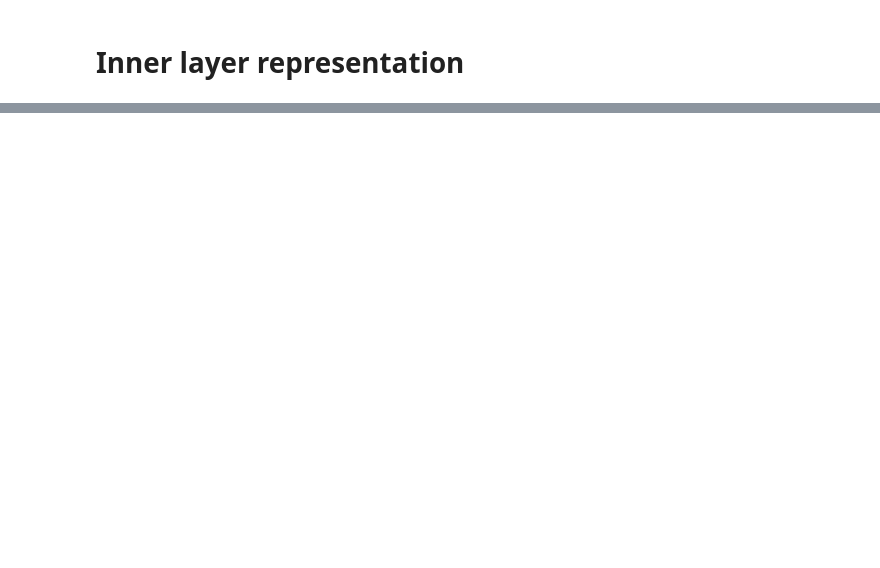
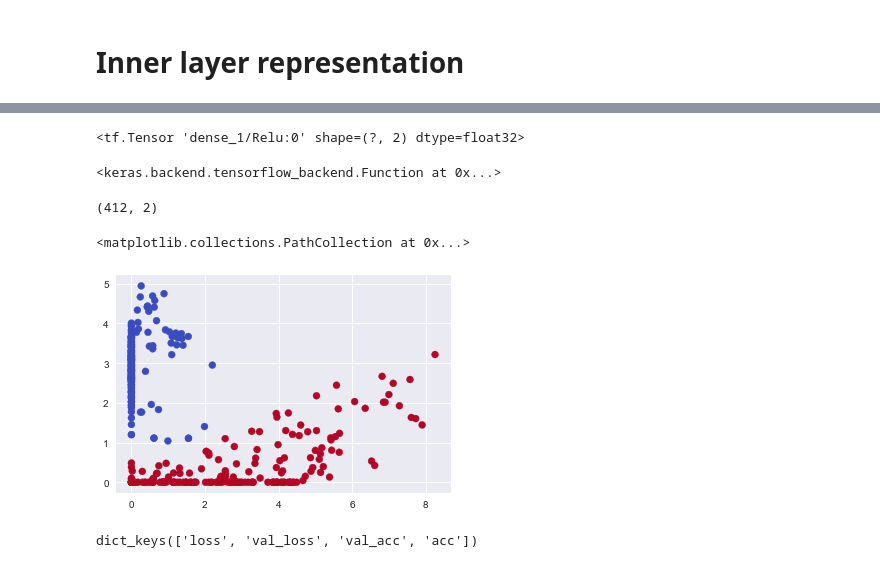
Before and after one commit to jgoodie/zero_to_deep_learning_udemy, a Jupyter notebook: course/GradientDescent_NumpyArraysCodeAlong.ipynb, the cells around one changed output, grey strips where cells are left out. Drawn from its saved outputs; the diff is of its cells as text; code cells hidden in the pictures; blank space fills up the shorter version.

```diff
--- a/course/GradientDescent_NumpyArraysCodeAlong.ipynb
+++ b/course/GradientDescent_NumpyArraysCodeAlong.ipynb
@@ -500,0 +494,8 @@ model
+# %%
+K.clear_session()
+model = Sequential()
+model.add(Dense(2, input_shape=(4,), activation='relu'))
+model.add(Dense(1, activation='sigmoid'))
+model.compile(loss='binary_crossentropy',optimizer=RMSprop(lr=0.01), metrics=['accuracy'])
+h = model.fit(X_train, y_train, batch_size=16, epochs=20, verbose=1, validation_split=0.3)
+result = model.evaluate(X_test, y_test)
@@ -500,0 +543,3 @@ model
+# %%
+inp = model.layers[0].input
+out = model.layers[0].output
@@ -500,0 +550,25 @@ model
+# %%
+out
+# %% [output]
+<tf.Tensor 'dense_1/Relu:0' shape=(?, 2) dtype=float32>
+# %%
+features_function = K.function([inp], [out])
+# %%
+features_function
+# %% [output]
+<keras.backend.tensorflow_backend.Function at 0x...>
+# %%
+features_function([X_test])[0].shape
+# %% [output]
+(412, 2)
+# %%
+features = features_function([X_test])[0]
+# %%
+plt.scatter(features[:, 0], features[:, 1], c=y_test, cmap='coolwarm')
+# %% [output]
+<matplotlib.collections.PathCollection at 0x...>
+[figure, added]
+# %%
+h.history.keys()
+# %% [output]
+dict_keys(['loss', 'val_loss', 'val_acc', 'acc'])
```
Also changed, not shown: parts of 62 cells of this notebook, 7 other files.
